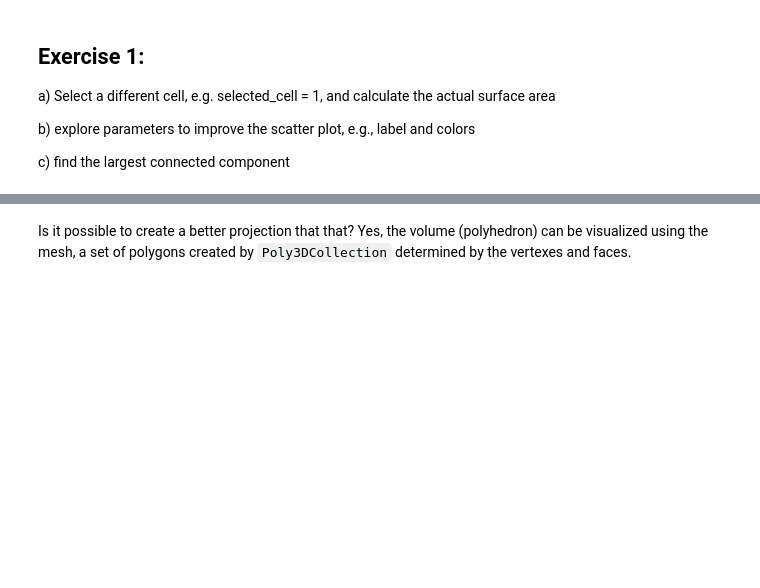
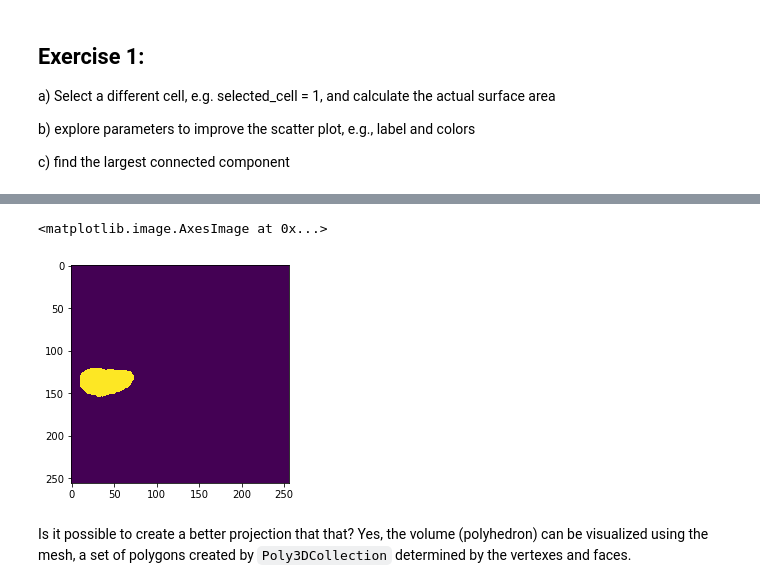
Before and after one commit to BIDS/ISVC2019, a Jupyter notebook: tutorial_notebooks/02_datasets_visualization.ipynb, the cells around one changed output, grey strips where cells are left out. Drawn from its saved outputs; the diff is of its cells as text; code cells hidden in the pictures; blank space fills up the shorter version.

```diff
--- a/tutorial_notebooks/02_datasets_visualization.ipynb
+++ b/tutorial_notebooks/02_datasets_visualization.ipynb
@@ -165,3 +183,17 @@ c) find the largest connected component
+# %%
+# %load solutions/02_solution01_c.py
+from skimage import measure
+def getLargestCC(segments):
+        '''Return a mask corresponding to the largest object'''
+        labels = measure.label(segments)
+        largestCC = labels == np.argmax(np.bincount(labels.flat, weights=segments.flat))
+        return largestCC
+
+a=getLargestCC(relabeled)
+plt.imshow(a[30,:,:])
+# %% [output]
+<matplotlib.image.AxesImage at 0x...>
+[figure, added]
 # %% [markdown]
 Is it possible to create a better projection that that? Yes, the volume (polyhedron) can be visualized using the mesh, a set of polygons created by `Poly3DCollection` determined by the vertexes and faces.
 # %%
```
Also changed, not shown: parts of 7 cells of this notebook, 2 other files.
